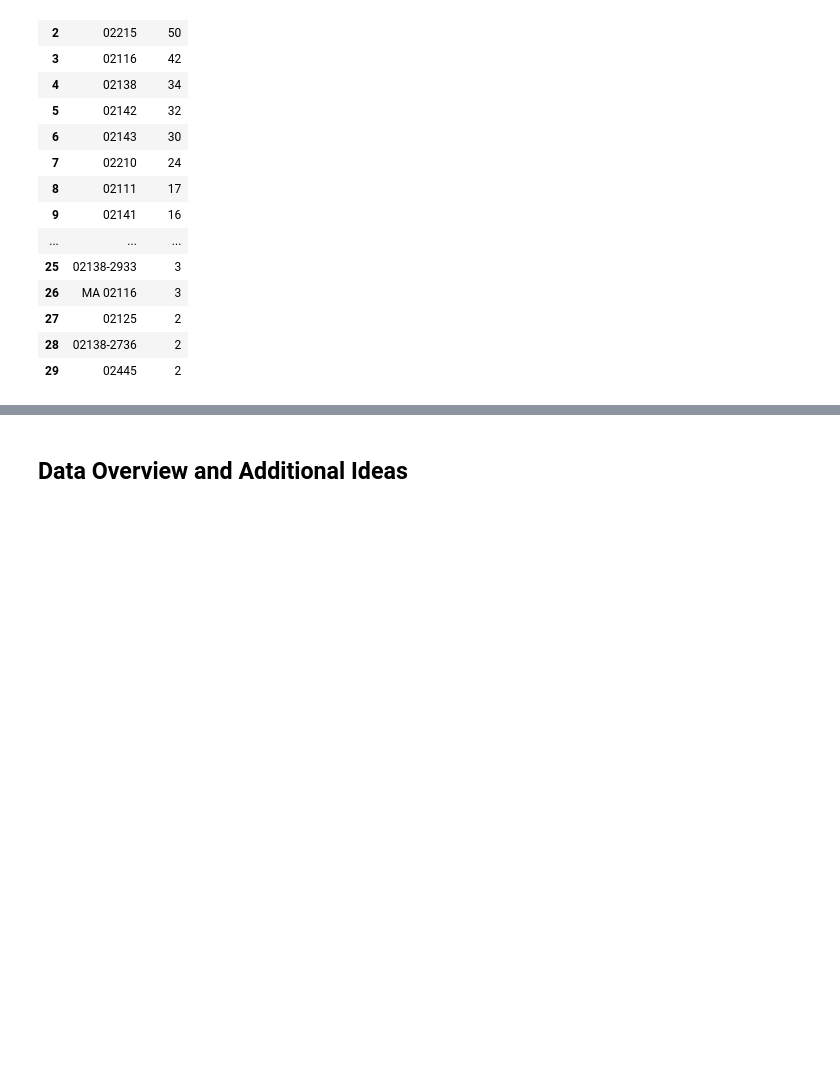
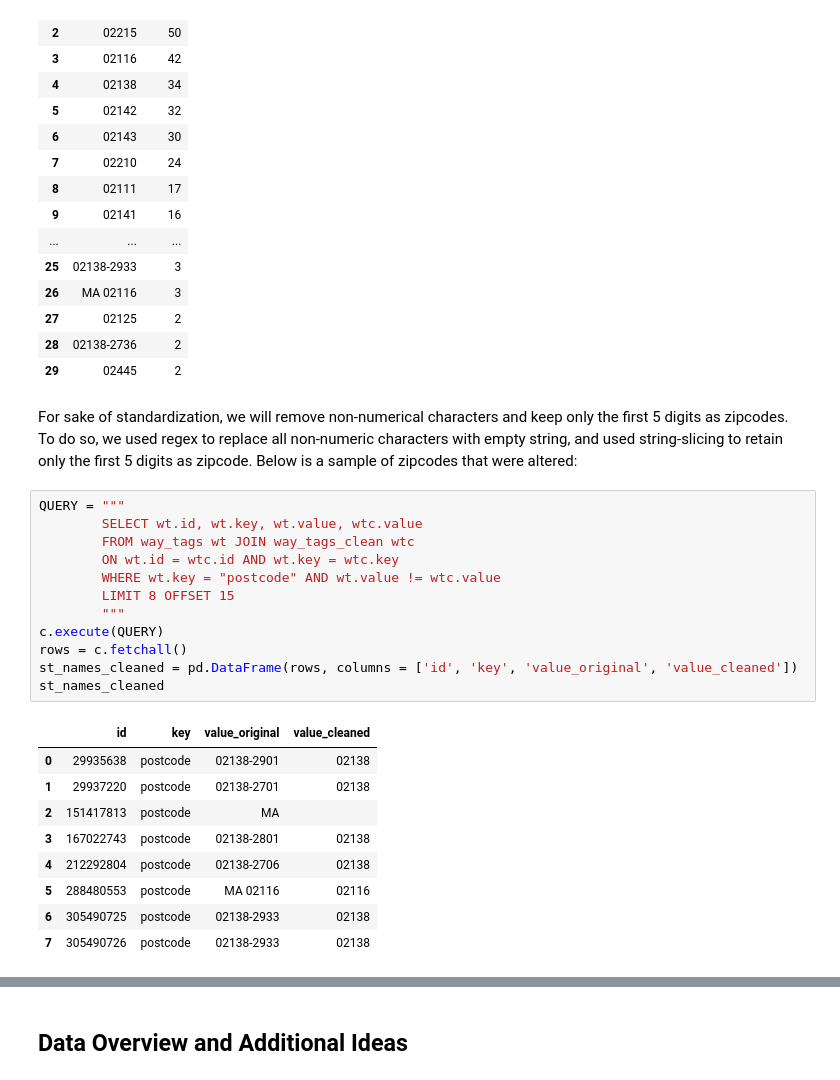
Before and after one commit to nyjgary/udacity_nanodegree, a Jupyter notebook: OSM - Data Wrangling/OSM_Boston.ipynb, the cells around one changed output, grey strips where cells are left out. Saved outputs shown, nothing was run; the diff lists cells and outputs as text; blank space fills up the shorter version.

```diff
--- a/OSM - Data Wrangling/OSM_Boston.ipynb
+++ b/OSM - Data Wrangling/OSM_Boston.ipynb
@@ -193,3 +212,27 @@ pd.DataFrame(rows, columns=['zipcode', 'count'])
 | 27 | 02125 | 2 |
 | 28 | 02138-2736 | 2 |
 | 29 | 02445 | 2 |
+# %% [markdown]
+For sake of standardization, we will remove non-numerical characters and keep only the first 5 digits as zipcodes. To do so, we used regex to replace all non-numeric characters with empty string, and used string-slicing to retain only the first 5 digits as zipcode. Below is a sample of zipcodes that were altered:
+# %%
+QUERY = """
+        SELECT wt.id, wt.key, wt.value, wtc.value
+        FROM way_tags wt JOIN way_tags_clean wtc
+        ON wt.id = wtc.id AND wt.key = wtc.key
+        WHERE wt.key = "postcode" AND wt.value != wtc.value
+        LIMIT 8 OFFSET 15
+        """
+c.execute(QUERY)
+rows = c.fetchall()
+st_names_cleaned = pd.DataFrame(rows, columns = ['id', 'key', 'value_original', 'value_cleaned'])
+st_names_cleaned
+# %% [output]
+|  | id | key | value_original | value_cleaned |
+| 0 | 29935638 | postcode | 02138-2901 | 02138 |
+| 1 | 29937220 | postcode | 02138-2701 | 02138 |
+| 2 | 151417813 | postcode | MA |  |
+| 3 | 167022743 | postcode | 02138-2801 | 02138 |
+| 4 | 212292804 | postcode | 02138-2706 | 02138 |
+| 5 | 288480553 | postcode | MA 02116 | 02116 |
+| 6 | 305490725 | postcode | 02138-2933 | 02138 |
+| 7 | 305490726 | postcode | 02138-2933 | 02138 |
```
Also changed, not shown: parts of 16 cells of this notebook.
